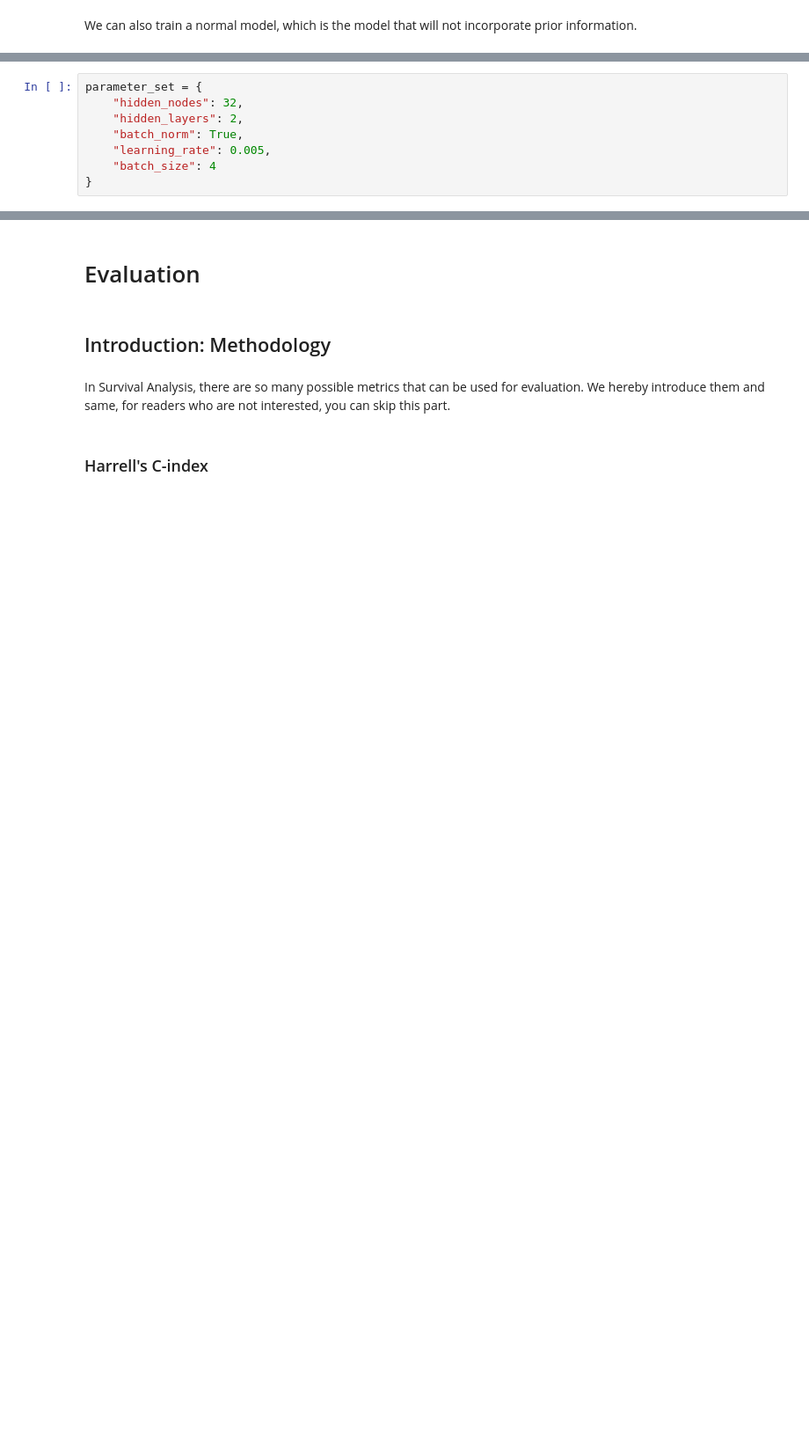
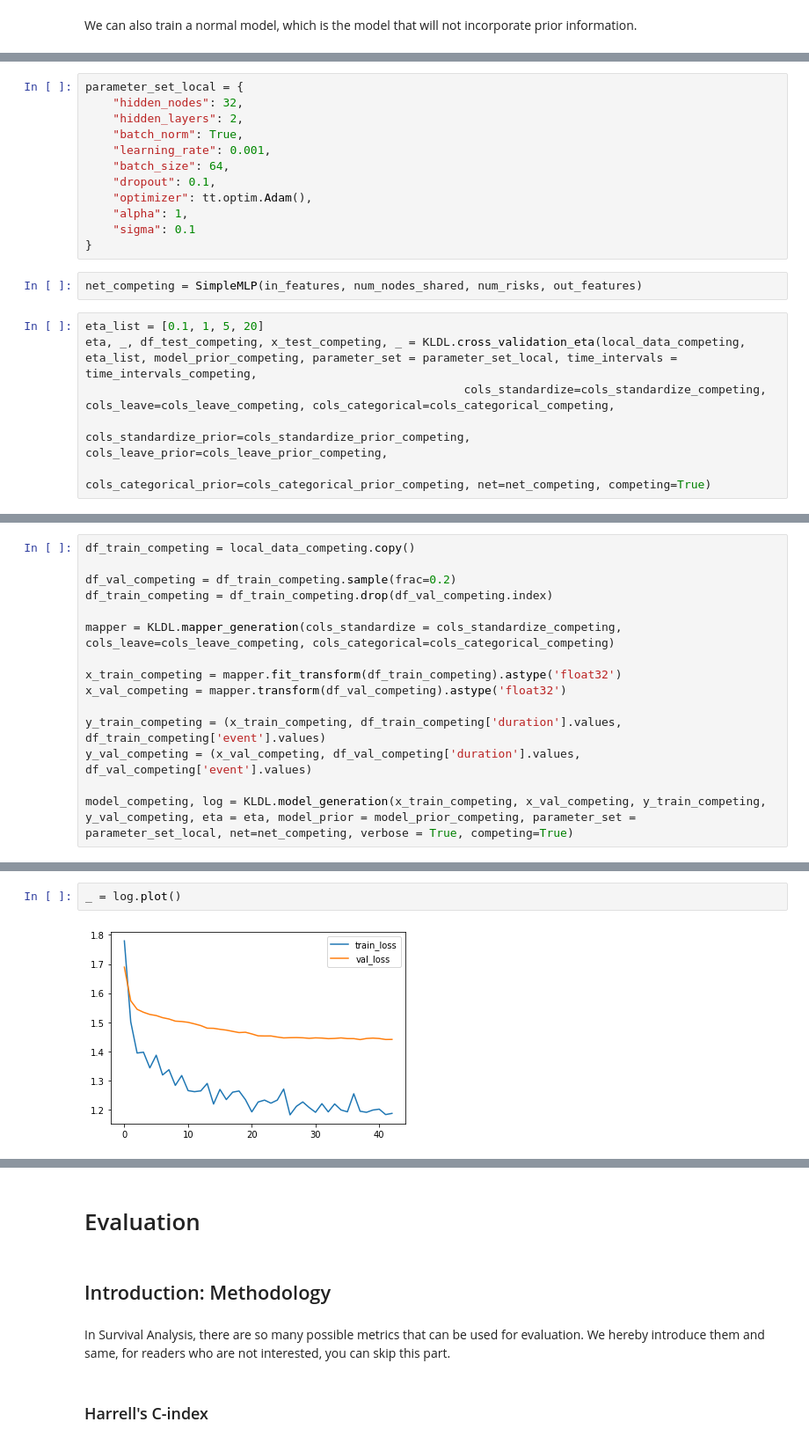
Before and after one commit to UM-KevinHe/DeepLearningKL, a Jupyter notebook: Software_Tutorial.ipynb, the cells around one changed output, grey strips where cells are left out. Shown at 88% size. Cells and saved outputs as stored; diff of their text form; blank space fills up the shorter version.

```diff
--- a/Software_Tutorial.ipynb
+++ b/Software_Tutorial.ipynb
@@ -773,8 +1108,20 @@ We can also train a normal model, which is the model that will not incorporate p
 # %%
-parameter_set = {
+parameter_set_local = {
     "hidden_nodes": 32,
     "hidden_layers": 2,
     "batch_norm": True,
-    "learning_rate": 0.005,
-    "batch_size": 4
+    "learning_rate": 0.001,
+    "batch_size": 64,
+    "dropout": 0.1,
+    "optimizer": tt.optim.Adam(),
+    "alpha": 1,
+    "sigma": 0.1
 }
+# %%
+net_competing = SimpleMLP(in_features, num_nodes_shared, num_risks, out_features)
+# %%
+eta_list = [0.1, 1, 5, 20]
+eta, _, df_test_competing, x_test_competing, _ = KLDL.cross_validation_eta(local_data_competing, eta_list, model_prior_competing, parameter_set = parameter_set_local, time_intervals = time_intervals_competing,
+                                                       cols_standardize=cols_standardize_competing, cols_leave=cols_leave_competing, cols_categorical=cols_categorical_competing,
+                                                       cols_standardize_prior=cols_standardize_prior_competing, cols_leave_prior=cols_leave_prior_competing,
+                                                       cols_categorical_prior=cols_categorical_prior_competing, net=net_competing, competing=True)
@@ -780,0 +1142,15 @@ parameter_set = {
+# %%
+df_train_competing = local_data_competing.copy()
+
+df_val_competing = df_train_competing.sample(frac=0.2)
+df_train_competing = df_train_competing.drop(df_val_competing.index)
+
+mapper = KLDL.mapper_generation(cols_standardize = cols_standardize_competing, cols_leave=cols_leave_competing, cols_categorical=cols_categorical_competing)
+
+x_train_competing = mapper.fit_transform(df_train_competing).astype('float32')
+x_val_competing = mapper.transform(df_val_competing).astype('float32')
+
+y_train_competing = (x_train_competing, df_train_competing['duration'].values, df_train_competing['event'].values)
+y_val_competing = (x_val_competing, df_val_competing['duration'].values, df_val_competing['event'].values)
+
+model_competing, log = KLDL.model_generation(x_train_competing, x_val_competing, y_train_competing, y_val_competing, eta = eta, model_prior = model_prior_competing, parameter_set = parameter_set_local, net=net_competing, verbose = True, competing=True)
@@ -780,0 +1175,4 @@ parameter_set = {
+# %%
+_ = log.plot()
+# %% [output]
+[figure, added]
```
Also changed, not shown: parts of 89 cells of this notebook.
